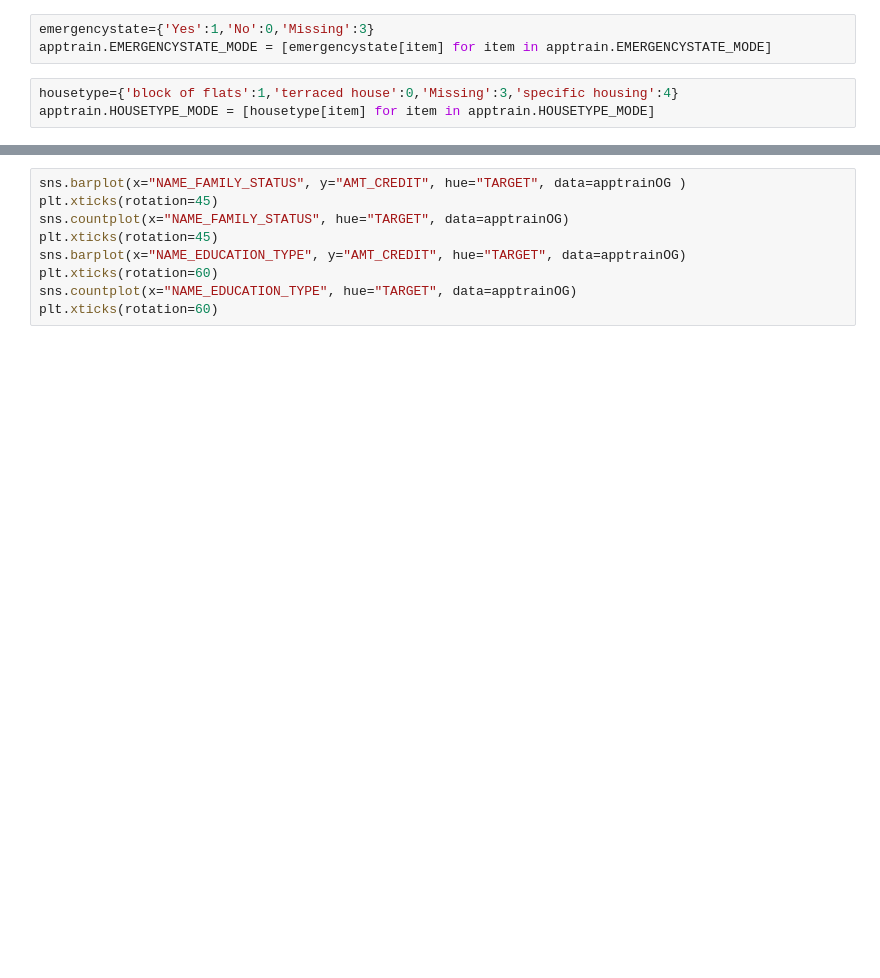
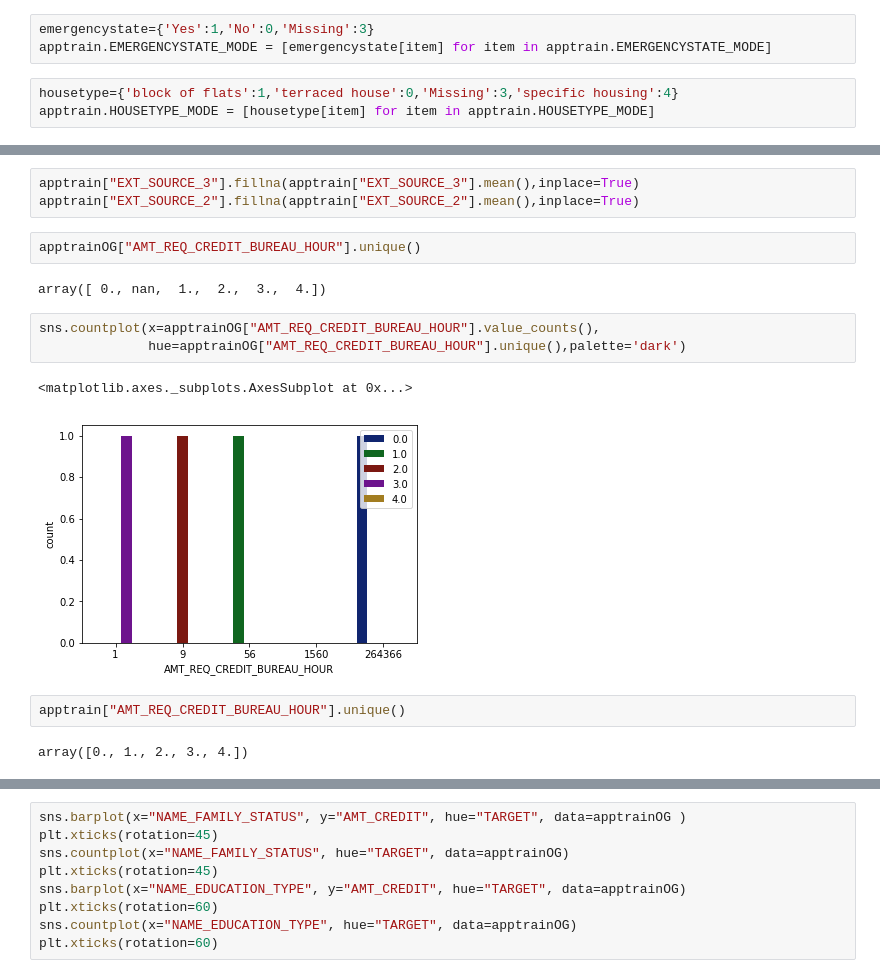
Before and after one commit to RajatChaudhari/HomeCreditDefaultRisk, a Jupyter notebook: HCDR2.ipynb, the cells around one changed output, grey strips where cells are left out. Cells and saved outputs as stored; diff of their text form; blank space fills up the shorter version.

```diff
--- a/HCDR2.ipynb
+++ b/HCDR2.ipynb
@@ -318,0 +436,17 @@ TypeError: index() takes at least 1 argument (0 given)
+# %%
+apptrain["EXT_SOURCE_3"].fillna(apptrain["EXT_SOURCE_3"].mean(),inplace=True)
+apptrain["EXT_SOURCE_2"].fillna(apptrain["EXT_SOURCE_2"].mean(),inplace=True)
+# %%
+apptrainOG["AMT_REQ_CREDIT_BUREAU_HOUR"].unique()
+# %% [output]
+array([ 0., nan,  1.,  2.,  3.,  4.])
+# %%
+sns.countplot(x=apptrainOG["AMT_REQ_CREDIT_BUREAU_HOUR"].value_counts(),
+              hue=apptrainOG["AMT_REQ_CREDIT_BUREAU_HOUR"].unique(),palette='dark')
+# %% [output]
+<matplotlib.axes._subplots.AxesSubplot at 0x...>
+[figure, added]
+# %%
+apptrain["AMT_REQ_CREDIT_BUREAU_HOUR"].unique()
+# %% [output]
+array([0., 1., 2., 3., 4.])
```
Also changed, not shown: parts of 54 cells of this notebook.
